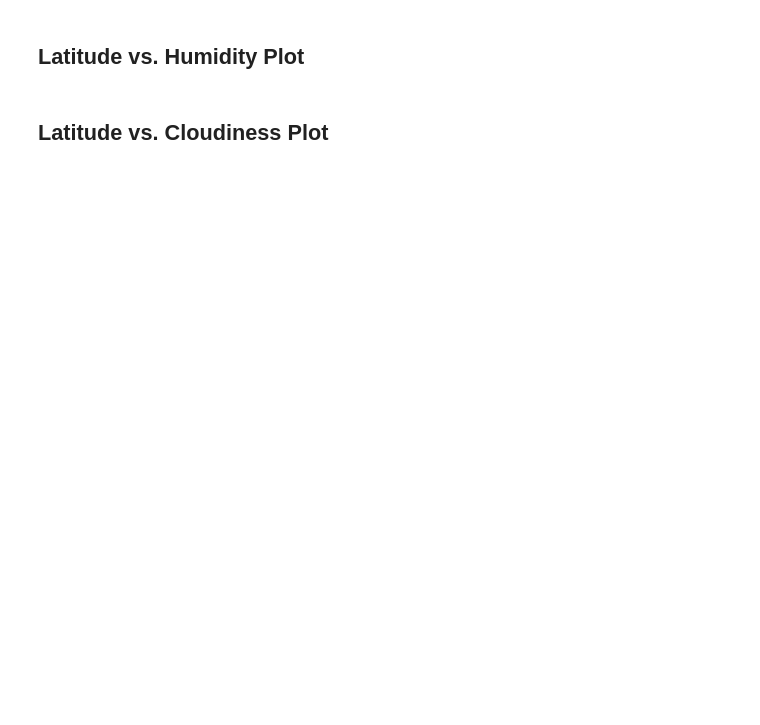
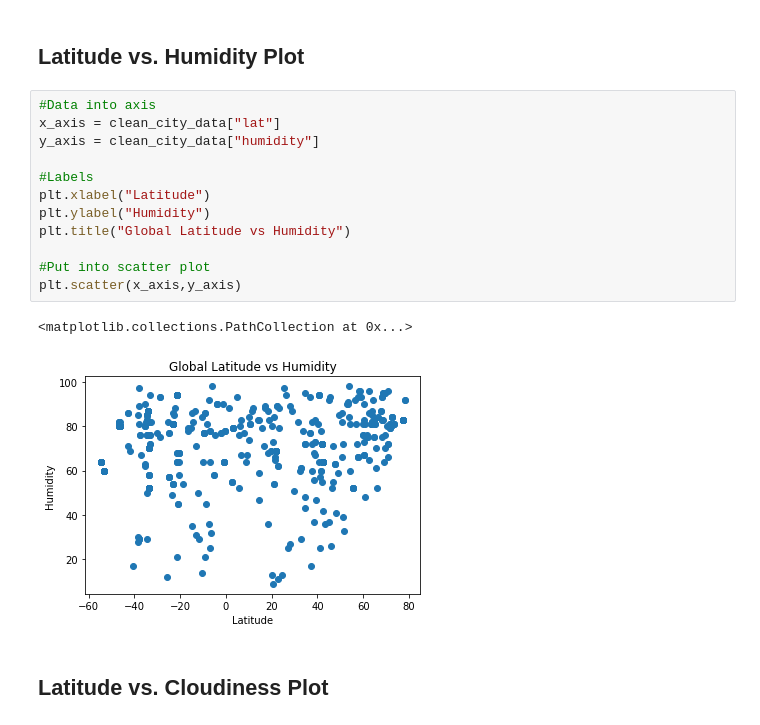
Before and after one commit to jobongie/python-api-challenge, a Jupyter notebook: WeatherPy/WeatherPy.ipynb, the cells around one changed output. Saved outputs shown, nothing was run; the diff lists cells and outputs as text; blank space fills up the shorter version.

```diff
--- a/WeatherPy/WeatherPy.ipynb
+++ b/WeatherPy/WeatherPy.ipynb
@@ -207,4 +177,19 @@ clean_city_data = weather_
 # %% [markdown]
 ## Latitude vs. Humidity Plot
+# %%
+#Data into axis
+x_axis = clean_city_data["lat"]
+y_axis = clean_city_data["humidity"]
+
+#Labels
+plt.xlabel("Latitude")
+plt.ylabel("Humidity")
+plt.title("Global Latitude vs Humidity")
+
+#Put into scatter plot
+plt.scatter(x_axis,y_axis)
+# %% [output]
+<matplotlib.collections.PathCollection at 0x...>
+[figure, added]
 # %% [markdown]
 ## Latitude vs. Cloudiness Plot
```
Also changed, not shown: parts of 11 cells of this notebook.
